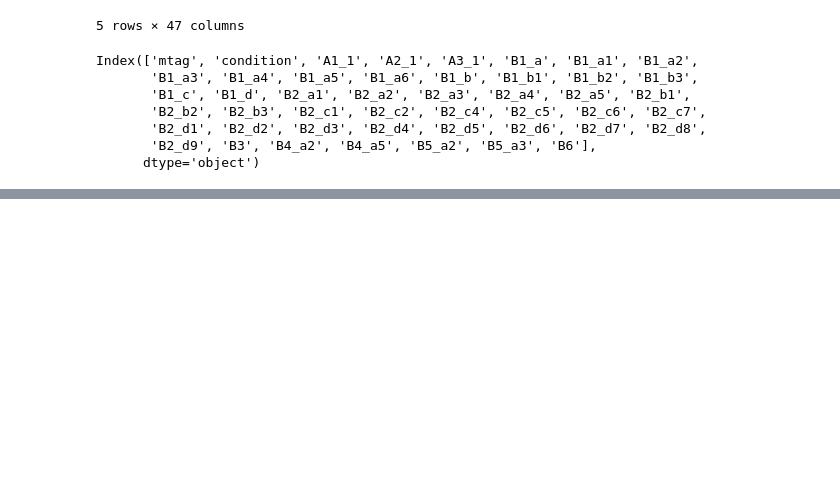
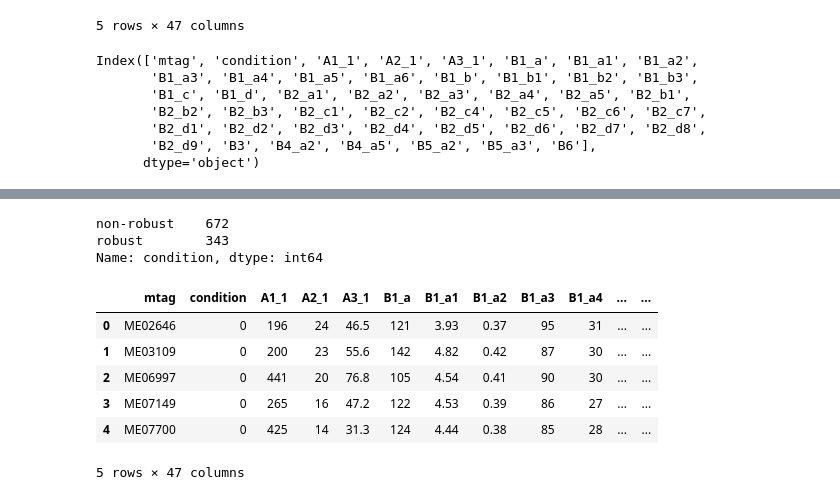
Before and after one commit to Shahidan101/cognitive-frailty-classification, a Jupyter notebook: CFClassification.ipynb, the cells around one changed output, grey strips where cells are left out. Saved outputs shown, nothing was run; the diff lists cells and outputs as text; code cells hidden in the pictures; blank space fills up the shorter version.

```diff
--- a/CFClassification.ipynb
+++ b/CFClassification.ipynb
@@ -1738,0 +943,25 @@ weighted avg       0.84      0.84      0.83       203
+# %%
+# Pre-parse the dataset
+data1 = preprocess("rawfile_blood.csv")
+
+for i in range(0, len(data1)):
+	if data1.at[i, 'condition'] == 'frail':
+		data1.at[i, 'condition'] = 'non-robust'
+	elif data1.at[i, 'condition'] == 'frail_mci':
+		data1.at[i, 'condition'] = 'non-robust'
+	elif data1.at[i, 'condition'] == 'mci':
+		data1.at[i, 'condition'] = 'non-robust'
+	elif data1.at[i, 'condition'] == 'prefrail_mci':
+		data1.at[i, 'condition'] = 'non-robust'
+	elif data1.at[i, 'condition'] == 'prefrail':
+		data1.at[i, 'condition'] = 'non-robust'
+	elif data1.at[i, 'condition'] == 'robust':
+		data1.at[i, 'condition'] = 'robust'
+
+# df1 = data1[data1.condition == 'frail_mci']
+# df1 = df1.reset_index(drop=True)
+
+# df2 = data1[data1.condition == 'robust']
+# df2 = df2.reset_index(drop=True)
+
+# data = pd.concat([df1, df2], ignore_index=True)
@@ -1738,0 +986,21 @@ weighted avg       0.84      0.84      0.83       203
+# %%
+c = data1['condition'].value_counts()
+condition = c.index
+c
+# %% [output]
+non-robust    672
+robust        343
+Name: condition, dtype: int64
+# %%
+for i in range(len(condition)):
+    data1['condition'].replace(condition[i], i, inplace = True)
+
+data1.head()
+# %% [output]
+|  | mtag | condition | A1_1 | A2_1 | A3_1 | B1_a | B1_a1 | B1_a2 | B1_a3 | B1_a4 | ... | ... |
+| 0 | ME02646 | 0 | 196 | 24 | 46.5 | 121 | 3.93 | 0.37 | 95 | 31 | ... | ... |
+| 1 | ME03109 | 0 | 200 | 23 | 55.6 | 142 | 4.82 | 0.42 | 87 | 30 | ... | ... |
+| 2 | ME06997 | 0 | 441 | 20 | 76.8 | 105 | 4.54 | 0.41 | 90 | 30 | ... | ... |
+| 3 | ME07149 | 0 | 265 | 16 | 47.2 | 122 | 4.53 | 0.39 | 86 | 27 | ... | ... |
+| 4 | ME07700 | 0 | 425 | 14 | 31.3 | 124 | 4.44 | 0.38 | 85 | 28 | ... | ... |
+5 rows × 47 columns
```
Also changed, not shown: parts of 134 cells of this notebook, 25 other files.
